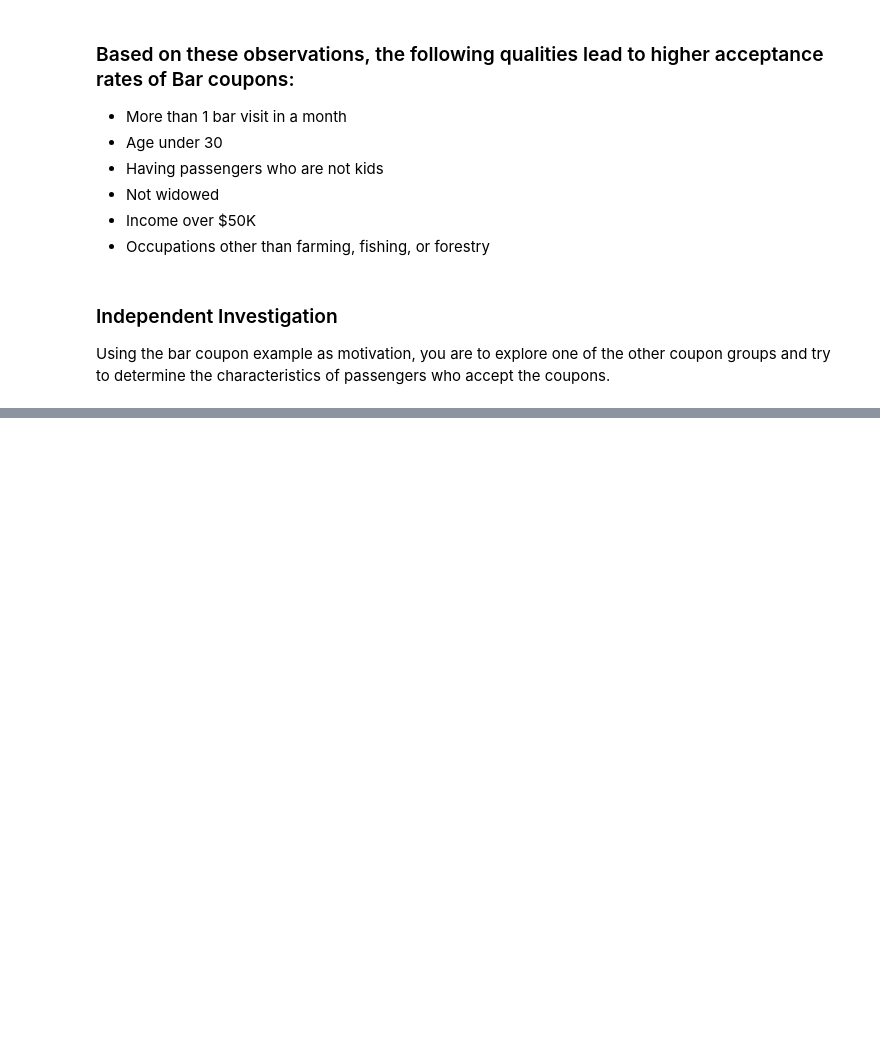
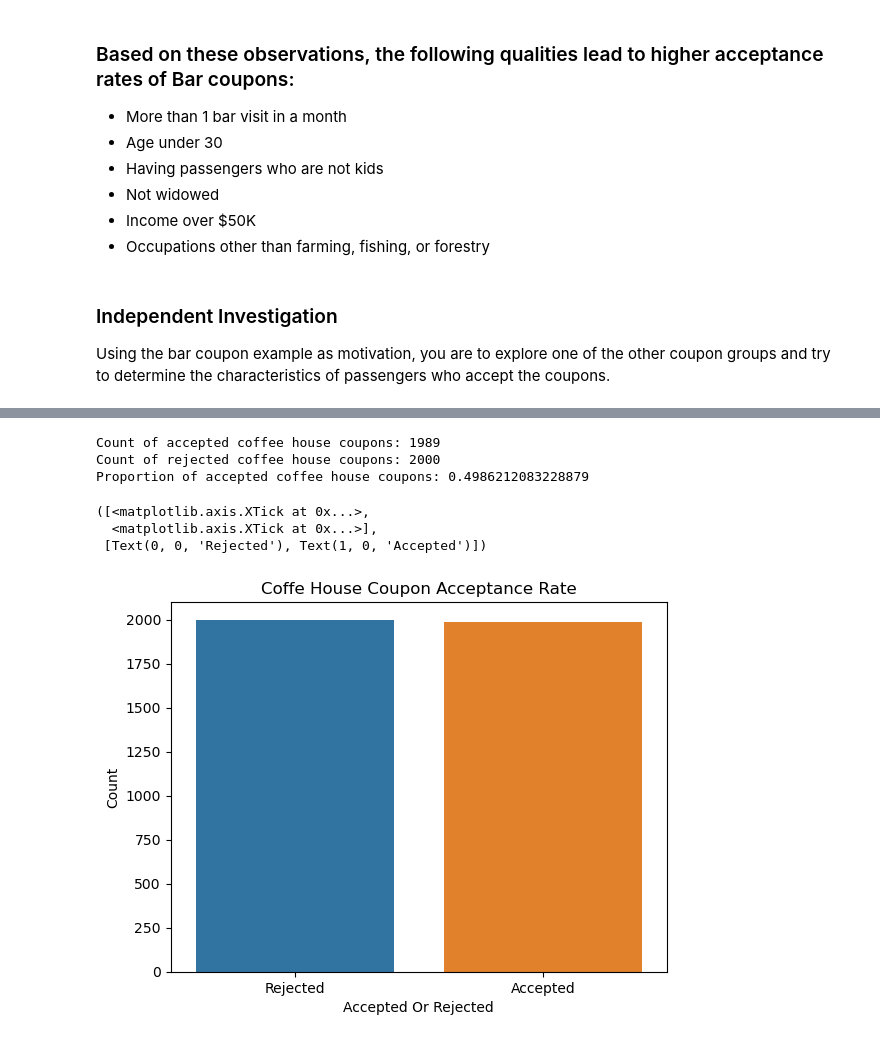
Before and after one commit to anthonytu8/AIMLAnthonyTu, a Jupyter notebook: CustomerCoupons/CustomerCoupons.ipynb, the cells around one changed output, grey strips where cells are left out. Saved outputs shown, nothing was run; the diff lists cells and outputs as text; code cells hidden in the pictures; blank space fills up the shorter version.

Commit message:
Filter coupons by Coffee House

```diff
--- a/CustomerCoupons/CustomerCoupons.ipynb
+++ b/CustomerCoupons/CustomerCoupons.ipynb
@@ -672,3 +674,7 @@ plt.xticks([0, 1], ['Rejected', 'Accepted'])
 ### Independent Investigation
 
 Using the bar coupon example as motivation, you are to explore one of the other coupon groups and try to determine the characteristics of passengers who accept the coupons.
+# %%
+# Filter data to coupon type Coffee House
+coffee_data = data.query('coupon == "Coffee House"')
+coffee_data.head(5)
@@ -674,0 +689,24 @@ Using the bar coupon example as motivation, you are to explore one of the other
+# %%
+# Calculate acceptance rate
+coffee_yes_count = coffee_data['Y'].value_counts()[1]
+coffee_no_count = coffee_data['Y'].value_counts()[0]
+coffee_accept_proportion = coffee_yes_count / (coffee_yes_count + coffee_no_count)
+print("Count of accepted coffee house coupons: " + str(coffee_yes_count))
+print("Count of rejected coffee house coupons: " + str(coffee_no_count))
+print("Proportion of accepted coffee house coupons: " + str(coffee_accept_proportion))
+# %% [output]
+Count of accepted coffee house coupons: 1989
+Count of rejected coffee house coupons: 2000
+Proportion of accepted coffee house coupons: 0.4986212083228879
+# %%
+# Visualize acceptance rate
+sns.barplot(coffee_data, x=coffee_data['Y'].value_counts().index, y=coffee_data['Y'].value_counts().values)
+plt.title('Coffe House Coupon Acceptance Rate')
+plt.xlabel('Accepted Or Rejected')
+plt.ylabel('Count')
+plt.xticks([0, 1], ['Rejected', 'Accepted'])
+# %% [output]
+([<matplotlib.axis.XTick at 0x...>,
+  <matplotlib.axis.XTick at 0x...>],
+ [Text(0, 0, 'Rejected'), Text(1, 0, 'Accepted')])
+[figure, added]
```
Also changed, not shown: parts of 5 cells of this notebook.
